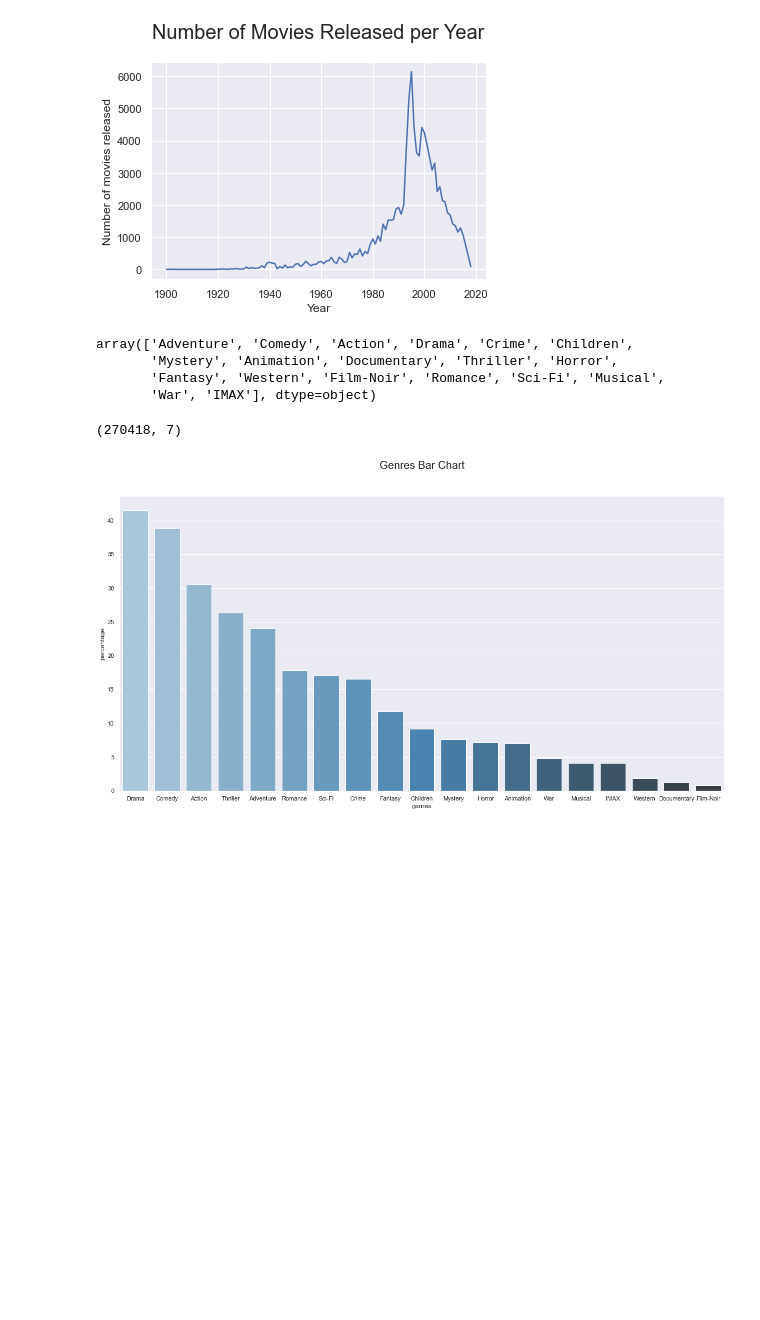
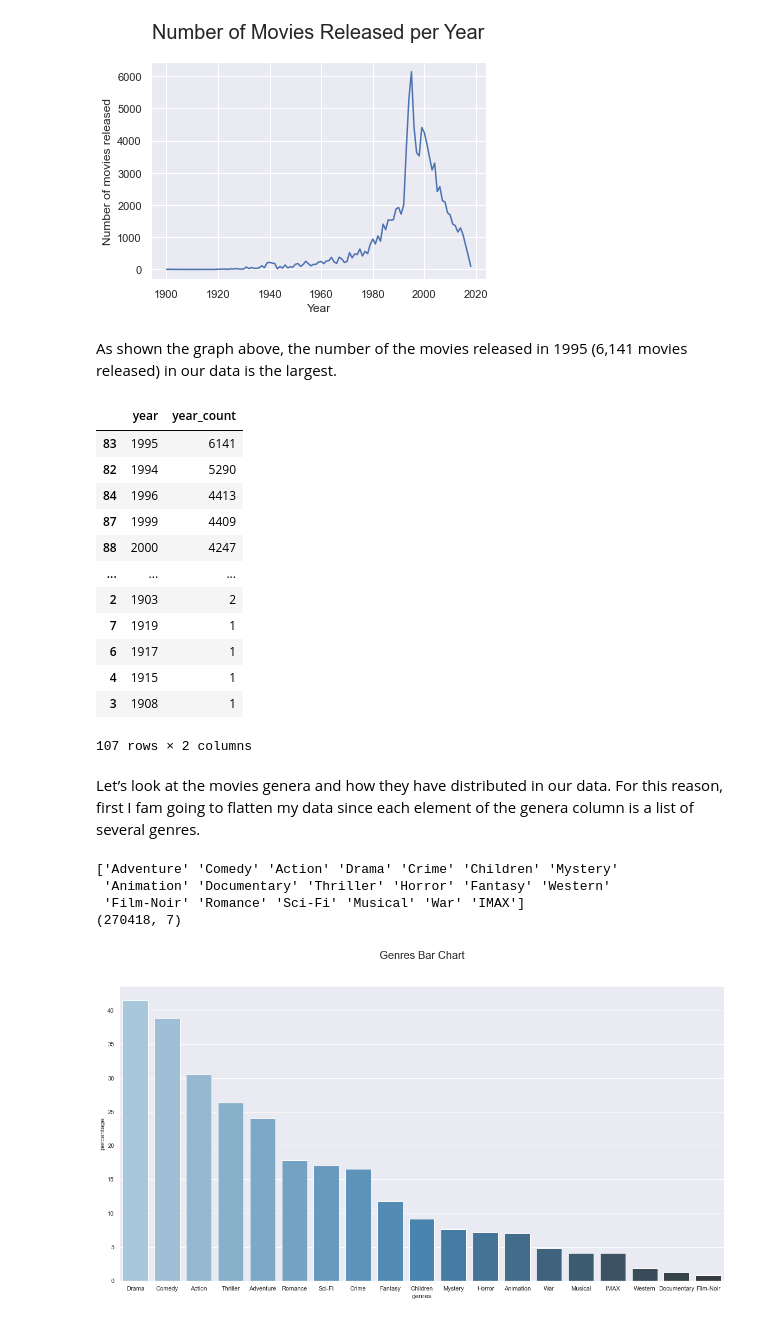
Before and after one commit to Nas86/Movie-Recommendation-system, a Jupyter notebook: RecommendationSystem.ipynb, the cells around one changed output. Cells and saved outputs as stored; diff of their text form; code cells hidden in the pictures; blank space fills up the shorter version.

```diff
--- a/RecommendationSystem.ipynb
+++ b/RecommendationSystem.ipynb
@@ -286,6 +285,27 @@ ax.set_xlabel('Year')
 # %% [output]
 Text(0.5, 0, 'Year')
 [figure]
+# %% [markdown]
+As shown the graph above, the number of the movies released in 1995 (6,141 movies released) in our data is the largest.
+# %%
+df_movie_year.sort_values(by='year_count', ascending=False, inplace=True)
+df_movie_year
+# %% [output]
+|  | year | year_count |
+| 83 | 1995 | 6141 |
+| 82 | 1994 | 5290 |
+| 84 | 1996 | 4413 |
+| 87 | 1999 | 4409 |
+| 88 | 2000 | 4247 |
+| ... | ... | ... |
+| 2 | 1903 | 2 |
+| 7 | 1919 | 1 |
+| 6 | 1917 | 1 |
+| 4 | 1915 | 1 |
+| 3 | 1908 | 1 |
+107 rows × 2 columns
+# %% [markdown]
+Let’s look at the movies genera and how they have distributed in our data. For this reason, first I fam going to flatten my data since each element of the genera column is a list of several genres.
 # %%
 #Split the a movie genres
 df1 = df.copy()
@@ -298,18 +318,14 @@ flatten_df = df1['genres'].apply(pd.Series) \
         .melt(id_vars = df.columns.drop('genres'), value_name = "genres") \
         .drop("variable", axis = 1) \
         .dropna(subset=['genres'])
+
+print(flatten_df.genres.unique())
+print(flatten_df.shape)
+# %% [output]
+['Adventure' 'Comedy' 'Action' 'Drama' 'Crime' 'Children' 'Mystery'
+ 'Animation' 'Documentary' 'Thriller' 'Horror' 'Fantasy' 'Western'
+ 'Film-Noir' 'Romance' 'Sci-Fi' 'Musical' 'War' 'IMAX']
+(270418, 7)
-# %%
-flatten_df.genres.unique()
-# %% [output]
-array(['Adventure', 'Comedy', 'Action', 'Drama', 'Crime', 'Children',
-       'Mystery', 'Animation', 'Documentary', 'Thriller', 'Horror',
-       'Fantasy', 'Western', 'Film-Noir', 'Romance', 'Sci-Fi', 'Musical',
-       'War', 'IMAX'], dtype=object)
-# %%
-# flatten_df = flatten_df.loc[flatten_df.genres !='(no genres listed)']
- flatten_df.shape
-# %% [output]
-(270418, 7)
 # %%
 flatten_df = flatten_df.loc[(flatten_df.year >1899) & (flatten_df.year < 2020)]
 genres_df = flatten_df.groupby('genres').agg({'genres': 'count'})
```
Also changed, not shown: parts of 71 cells of this notebook.
